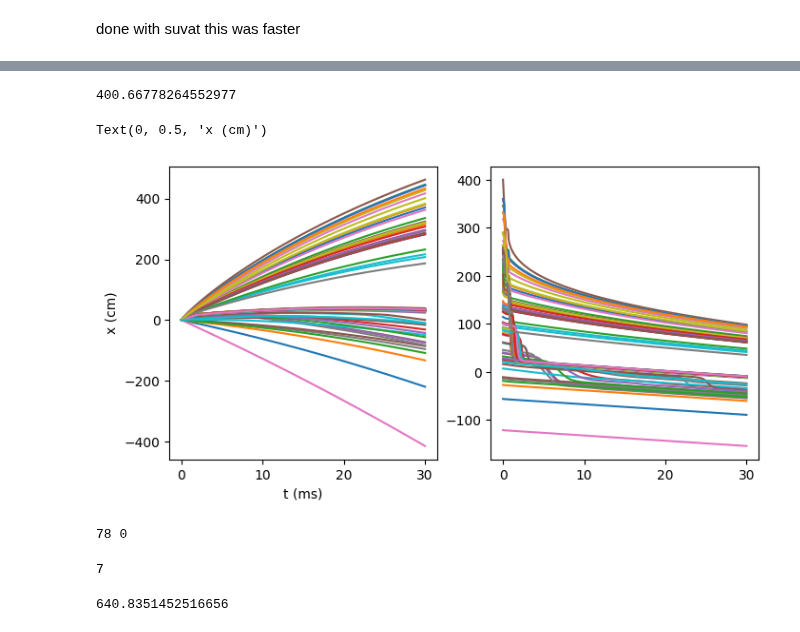
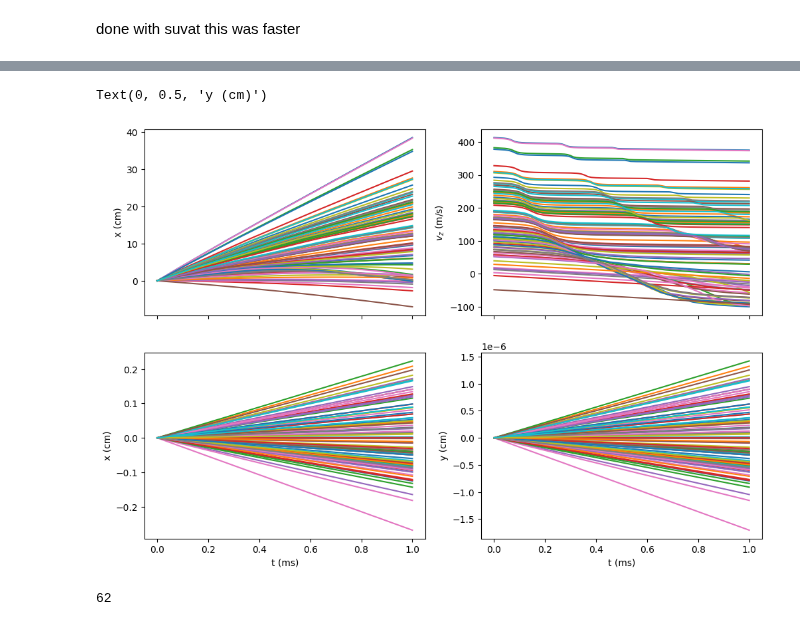
Before and after one commit to benfox4543/YB-zeeman-slower, a Jupyter notebook: zeeman slower_yb(fix after loosing good one).ipynb, the cells around one changed output, grey strips where cells are left out. Saved outputs shown, nothing was run; the diff lists cells and outputs as text; code cells hidden in the pictures.

Commit message:
adding random recoil in the zeeman slower design

```diff
--- a/zeeman slower_yb(fix after loosing good one).ipynb
+++ b/zeeman slower_yb(fix after loosing good one).ipynb
@@ -204,8 +207,8 @@ hamiltonian_D2.add_mu_q_block('e', mu_q_e_D2)
 
 #ham = pylcp.hamiltonian(Hg, He, mugq, mueq, dijq, mass=mass, gamma=gamma, k=k)
 vc = x0/t0*1/(100)
-det = -21
-s = 10
+det = -19
+s = 5
 
 # Define the laser beams:
 laserBeams = pylcp.laserBeams([
@@ -220,5 +227,5 @@ rateeq = pylcp.rateeq(laserBeams, linGrad, hamiltonian_D2, include_mag_forces=Tr
 # %%
-x = np.arange(-30, 2*L, 0.4)/(x0)
+x = np.arange(0, 2*L, 0.4)/(x0)
 v = np.arange(0, 600,5)/vc
 
 
@@ -320,6 +330,6 @@ def find_nearest_value(lst, target):
 # %%
 t_max = 0.005/t0
-t_span = np.linspace(0,t_max,100000)
+t_span = np.linspace(0,t_max,1000)
 x_t = []
 v_t = []
 v_0 =350/vc
@@ -327,9 +337,9 @@ v_t_y = 10/vc
 v_t_z = 10/vc
 v_ind = list(np.array(v))
 x_ind = list(np.array(x))
-s = 0
+s  = 0
 di = 0
-dt  =  0
+dt = 0
 for i in range(len(t_span)):
     dt = t_span[i] - di
 
@@ -363,2 +373,9 @@ plt.tight_layout()
+# %%
+# this defines a radom point on a sphere to dfine randdom recoil making sim more accurate
+def random_sphere(u,theta):
+    x =np.sqrt(1-u**2)*np.cos(theta)
+    y =np.sqrt(1-u**2)*sin(theta)
+    z = u
+    return [x,y,z]
 # %%
 # how to add random recoil
@@ -402,37 +443,31 @@ for j in velocities:
-# %%
-max(velocities)
-# %% [output]
-400.66778264552977
 # %%
-fig,ax = plt.subplots(1, 2, figsize=(8, 4))
-for i in range(len(x_n)):
-    ax[0].plot(np.array(t_span)*t0*1e3,np.array(x_n[i])*x0)
-    ax[1].plot(np.array(t_span)*t0*1e3,np.array(v_n[i])*vc)
-ax[0].set_xlabel('t (ms)')
-ax[0].set_ylabel('x (cm)')
+fig,ax = plt.subplots(2, 2, figsize=(12, 8), sharex=True)
+for i in range(len(z_n)):
+    ax[0][0].plot(np.array(t_span)*t0*1e3,np.array(z_n[i])*x0)
+    ax[0][1].plot(np.array(t_span)*t0*1e3,np.array(vz_n[i])*vc)
+    ax[1][0].plot(np.array(t_span)*1e3*t0,np.array(x_n[i]))
+    ax[1][1].plot(np.array(t_span)*t0*1e3,np.array(y_n[i])*x0)
+
+ax[1][0].set_xlabel('t (ms)')
+ax[1][1].set_xlabel('t (ms)')
+ax[0][0].set_ylabel('x (cm)')
+ax[0][1].set_ylabel('$v_z$ (m/s)')
+ax[1][0].set_ylabel('x (cm)')
+ax[1][1].set_ylabel('y (cm)')
 # %% [output]
-Text(0, 0.5, 'x (cm)')
+Text(0, 0.5, 'y (cm)')
-[figure, old version]
+[figure, new version]
 # %%
+l = 30/x0
+c = 0
 d = 0
-c = 0
-for i in v_n:
-    if int(i[0]) > 0:
-        pos = i[x_t.index(find_nearest_value(x_t,l))]
-        if pos < 10:
+for i in range(len(vz_n)):
+    j = vz_n[i]
+    if int(j[0]) > 0:
+        z_t = z_n[i]
+        pos = j[z_t.index(find_nearest_value(z_t,l))]
+        if pos < 9.6:
             c+=1
-print(c,d)
+print(c)
 # %% [output]
-78 0
+62
-# %%
-j = 0
-for i in  velocities:
-    if i <10:
-        j+=1
-print(j)
-# %% [output]
-7
-# %%
-max(vel)
-# %% [output]
-640.8351452516656
```
Also changed, not shown: parts of 16 cells of this notebook.
